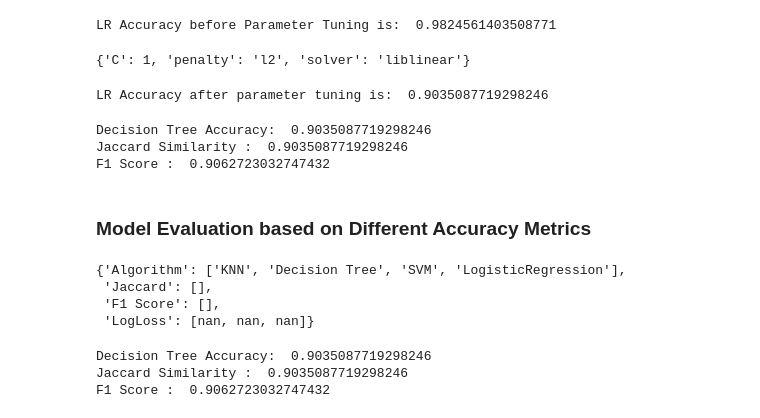
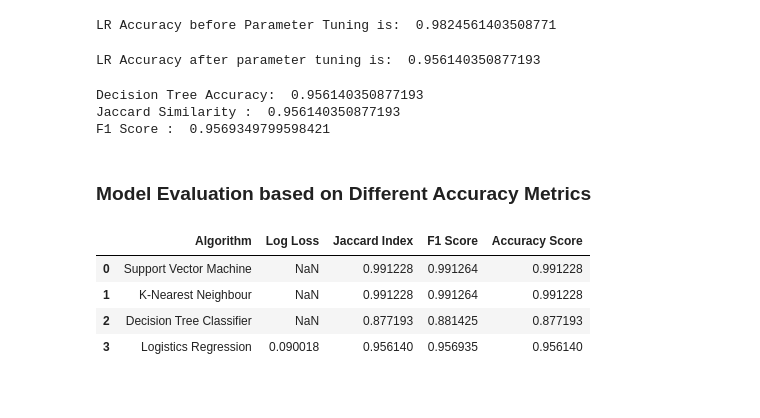
Before and after one commit to billyotieno/oraclel_ml_ninjas, a Jupyter notebook: Breast Cancer Predicition - Classification Algorithms.ipynb, the cells around one changed output. Cells and saved outputs as stored; diff of their text form; code cells hidden in the pictures.

```diff
--- a/Breast Cancer Predicition - Classification Algorithms.ipynb
+++ b/Breast Cancer Predicition - Classification Algorithms.ipynb
@@ -302,4 +320,10 @@ Decision Tree Accuracy after GridCV Parameter Tuning:  0.8947368421052632
 # %%
+metric_report_dict["Algorithm"].append("Decision Tree Classifier")
+metric_report_dict["Log Loss"].append(np.nan)
+metric_report_dict["Jaccard Index"].append(jaccard_similarity_score(y_test, yhat))
+metric_report_dict["F1 Score"].append(f1_score(y_test, yhat, average='weighted'))
+metric_report_dict["Accuracy Score"].append(metrics.accuracy_score(y_test, yhat))
+
 print("Decision Tree Accuracy: ", metrics.accuracy_score(y_test, yhat))
 print("Jaccard Similarity : ", jaccard_similarity_score(y_test, yhat))
 print("F1 Score : ", f1_score(y_test, yhat, average='weighted'))
@@ -324,23 +348,28 @@ def logistics_param_selection(X, y, nfolds):
     return gridsearch.best_params_
 
 
-print(logistics_param_selection(X_train, y_train, 5))
+logistics_param = logistics_param_selection(X_train, y_train, 10)
-# %% [output]
-{'C': 1, 'penalty': 'l2', 'solver': 'liblinear'}
 # %%
 # Applying optimum parameters
-LR_tuned = LogisticRegression(solver='liblinear', C=0.1, penalty='l2').fit(X_train, y_train)
+LR_tuned = LogisticRegression(solver=logistics_param['solver'], C=logistics_param['C'], penalty=logistics_param['penalty']).fit(X_train, y_train)
 yhat = LR_tuned.predict(X_test)
+yhat_proba = LR_tuned.predict_proba(X_test)
 print("LR Accuracy after parameter tuning is: ", metrics.accuracy_score(y_test, yhat))
 # %% [output]
-LR Accuracy after parameter tuning is:  0.9035087719298246
+LR Accuracy after parameter tuning is:  0.956140350877193
 # %%
+metric_report_dict["Algorithm"].append("Logistics Regression")
+metric_report_dict["Log Loss"].append(log_loss(y_test, yhat_proba))
+metric_report_dict["Jaccard Index"].append(jaccard_similarity_score(y_test, yhat))
+metric_report_dict["F1 Score"].append(f1_score(y_test, yhat, average='weighted'))
+metric_report_dict["Accuracy Score"].append(metrics.accuracy_score(y_test, yhat))
+
 print("Decision Tree Accuracy: ", metrics.accuracy_score(y_test, yhat))
 print("Jaccard Similarity : ", jaccard_similarity_score(y_test, yhat))
 print("F1 Score : ", f1_score(y_test, yhat, average='weighted'))
 # %% [output]
-Decision Tree Accuracy:  0.9035087719298246
-Jaccard Similarity :  0.9035087719298246
-F1 Score :  0.9062723032747432
+Decision Tree Accuracy:  0.956140350877193
+Jaccard Similarity :  0.956140350877193
+F1 Score :  0.9569349799598421
 # %% [markdown]
 ### Model Evaluation based on Different Accuracy Metrics
@@ -351,19 +376,9 @@ from sklearn.metrics import log_loss
-# %%
-report_dict = {"Algorithm":["KNN", "Decision Tree", "SVM", "LogisticRegression"],
-               "Jaccard":[],
-               "F1 Score":[],
-               "LogLoss":[np.nan, np.nan, np.nan]}
-report_dict
-# %% [output]
-{'Algorithm': ['KNN', 'Decision Tree', 'SVM', 'LogisticRegression'],
- 'Jaccard': [],
- 'F1 Score': [],
- 'LogLoss': [nan, nan, nan]}
-# %%
-print("Decision Tree Accuracy: ", metrics.accuracy_score(y_test, yhat))
-print("Jaccard Similarity : ", jaccard_similarity_score(y_test, yhat))
-print("F1 Score : ", f1_score(y_test, yhat, average='weighted'))
-# %% [output]
-Decision Tree Accuracy:  0.9035087719298246
-Jaccard Similarity :  0.9035087719298246
-F1 Score :  0.9062723032747432
+# %%
+metrics_df = pd.DataFrame(metric_report_dict)
+metrics_df
+# %% [output]
+|  | Algorithm | Log Loss | Jaccard Index | F1 Score | Accuracy Score |
+| 0 | Support Vector Machine | NaN | 0.991228 | 0.991264 | 0.991228 |
+| 1 | K-Nearest Neighbour | NaN | 0.991228 | 0.991264 | 0.991228 |
+| 2 | Decision Tree Classifier | NaN | 0.877193 | 0.881425 | 0.877193 |
+| 3 | Logistics Regression | 0.090018 | 0.956140 | 0.956935 | 0.956140 |
```
Also changed, not shown: parts of 16 cells of this notebook.
